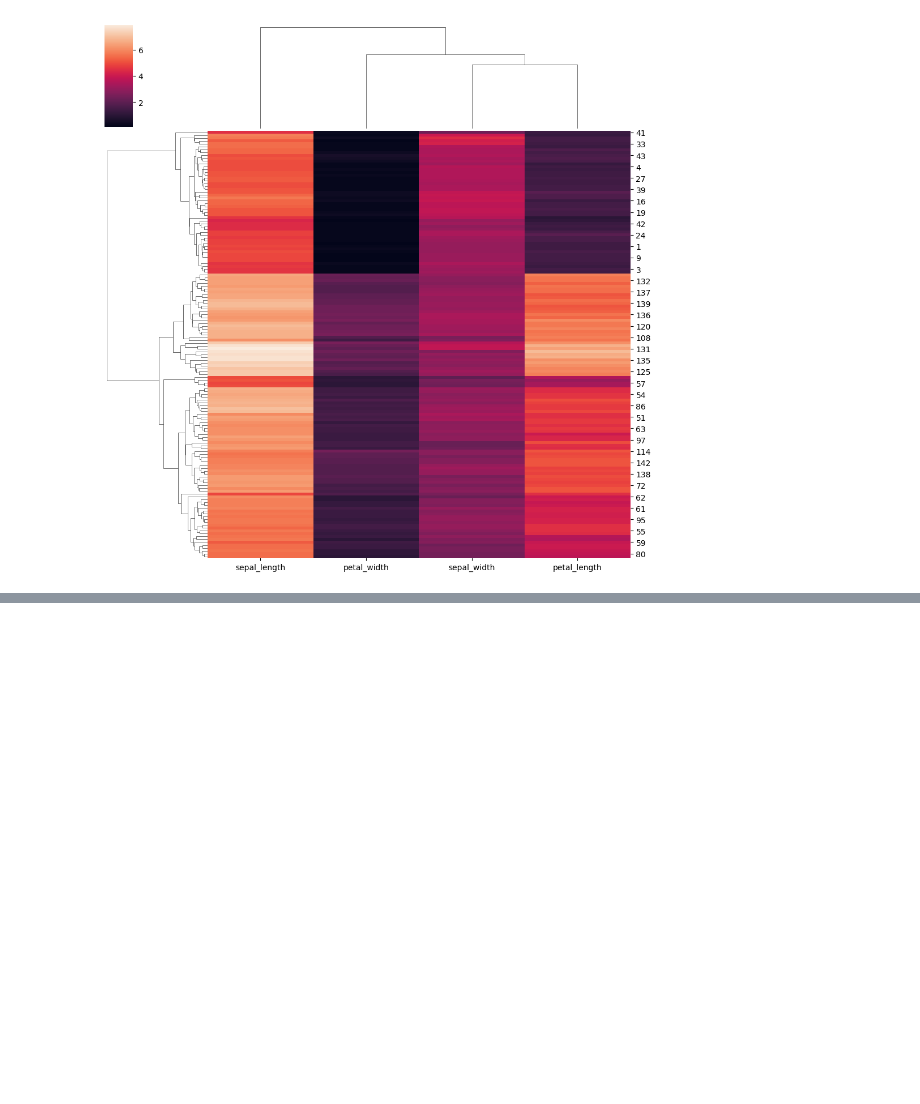
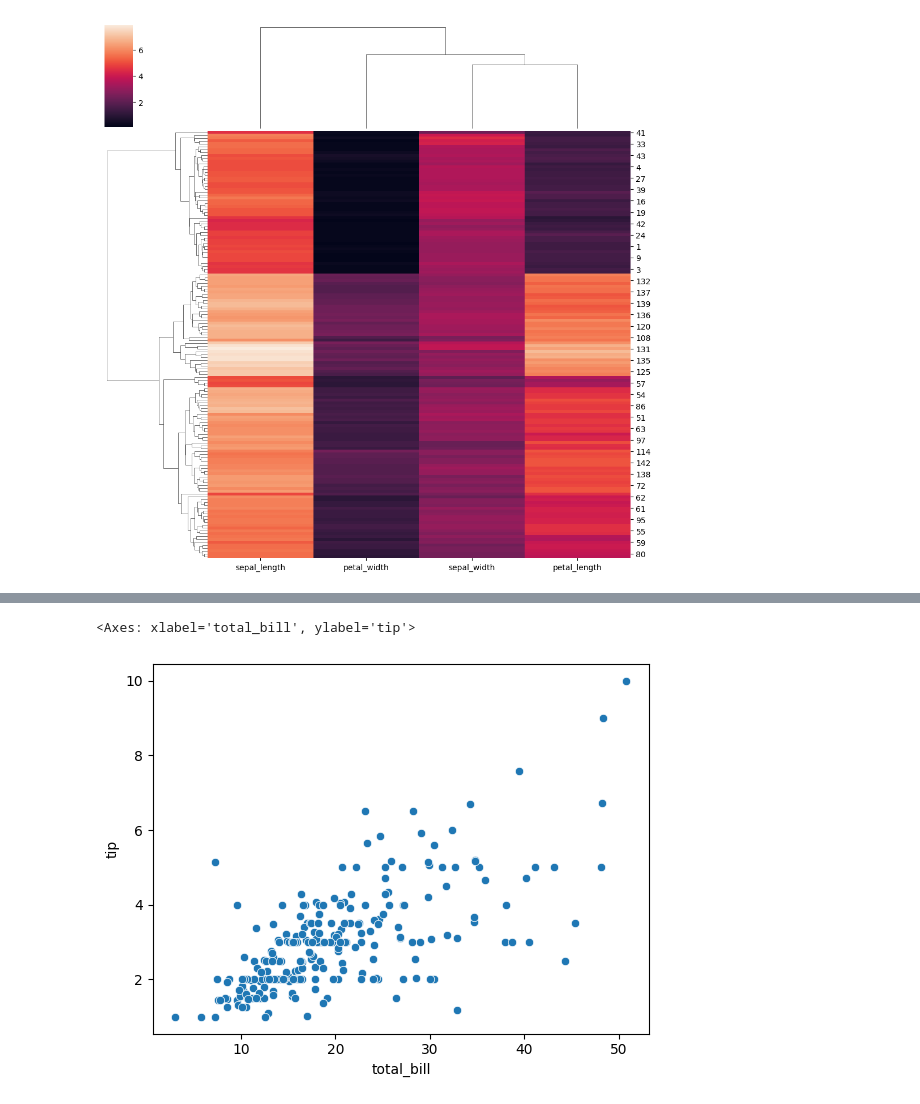
Before and after one commit to Vaidehi1005/MachineLearning, a Jupyter notebook: Seaborn.ipynb, the cells around one changed output, grey strips where cells are left out. Cells and saved outputs as stored; diff of their text form; code cells hidden in the pictures; blank space fills up the shorter version.

```diff
--- a/Seaborn.ipynb
+++ b/Seaborn.ipynb
@@ -399,0 +402,4 @@ sns.clustermap(iris.iloc[:,[0,1,2,3]])
+# %%
+#import datasets
+tips = sns.load_dataset('tips')
+iris = sns.load_dataset('iris')
@@ -399,0 +426,7 @@ sns.clustermap(iris.iloc[:,[0,1,2,3]])
+# %%
+sns.scatterplot(data=tips, x='total_bill', y='tip')
+
+#it uses numerical column for the both the side or coordinates of the graph and if we want to use the categorical column we have to keep the categorical side one side
+# %% [output]
+<Axes: xlabel='total_bill', ylabel='tip'>
+[figure, added]
```
Also changed, not shown: parts of 14 cells of this notebook.
